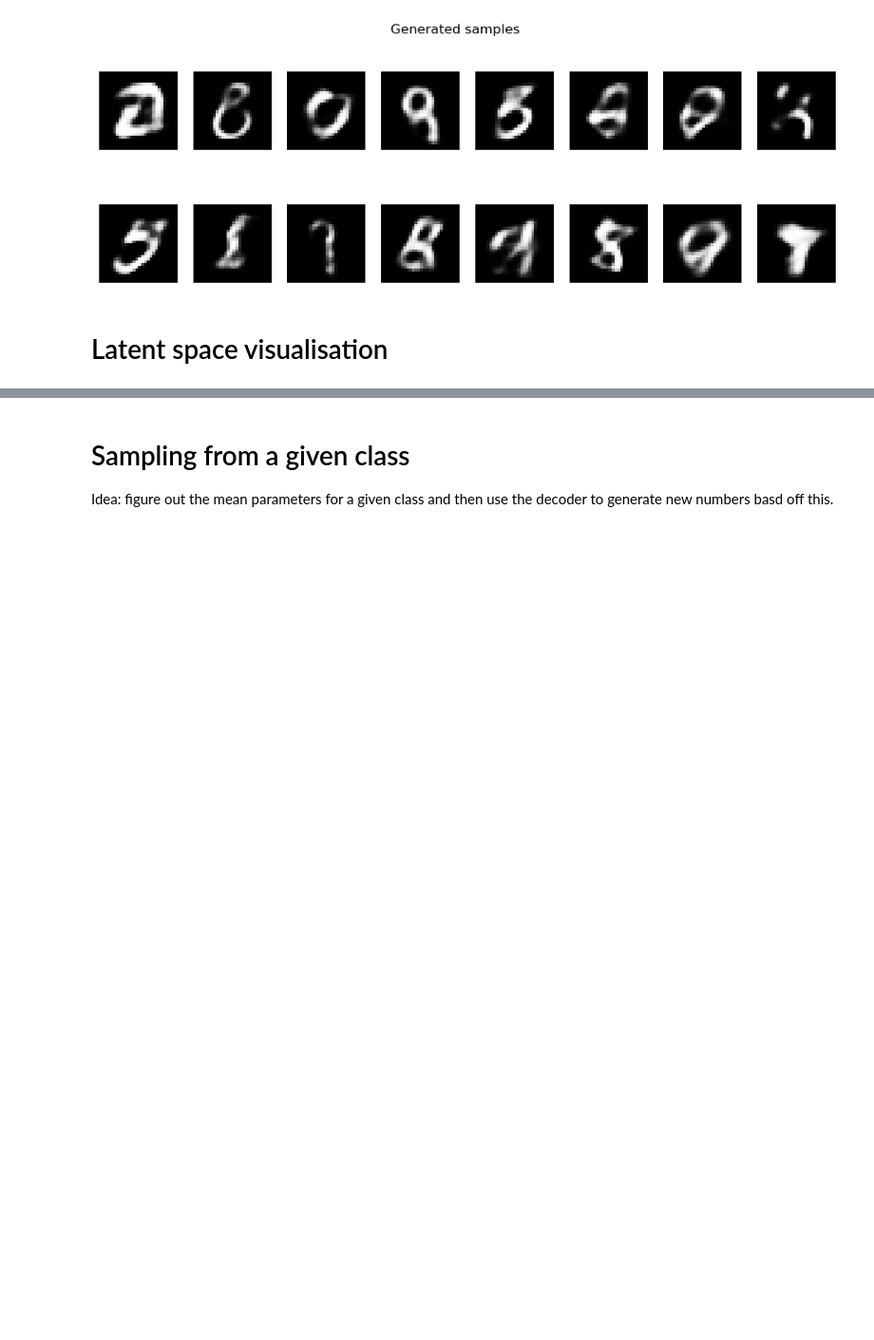
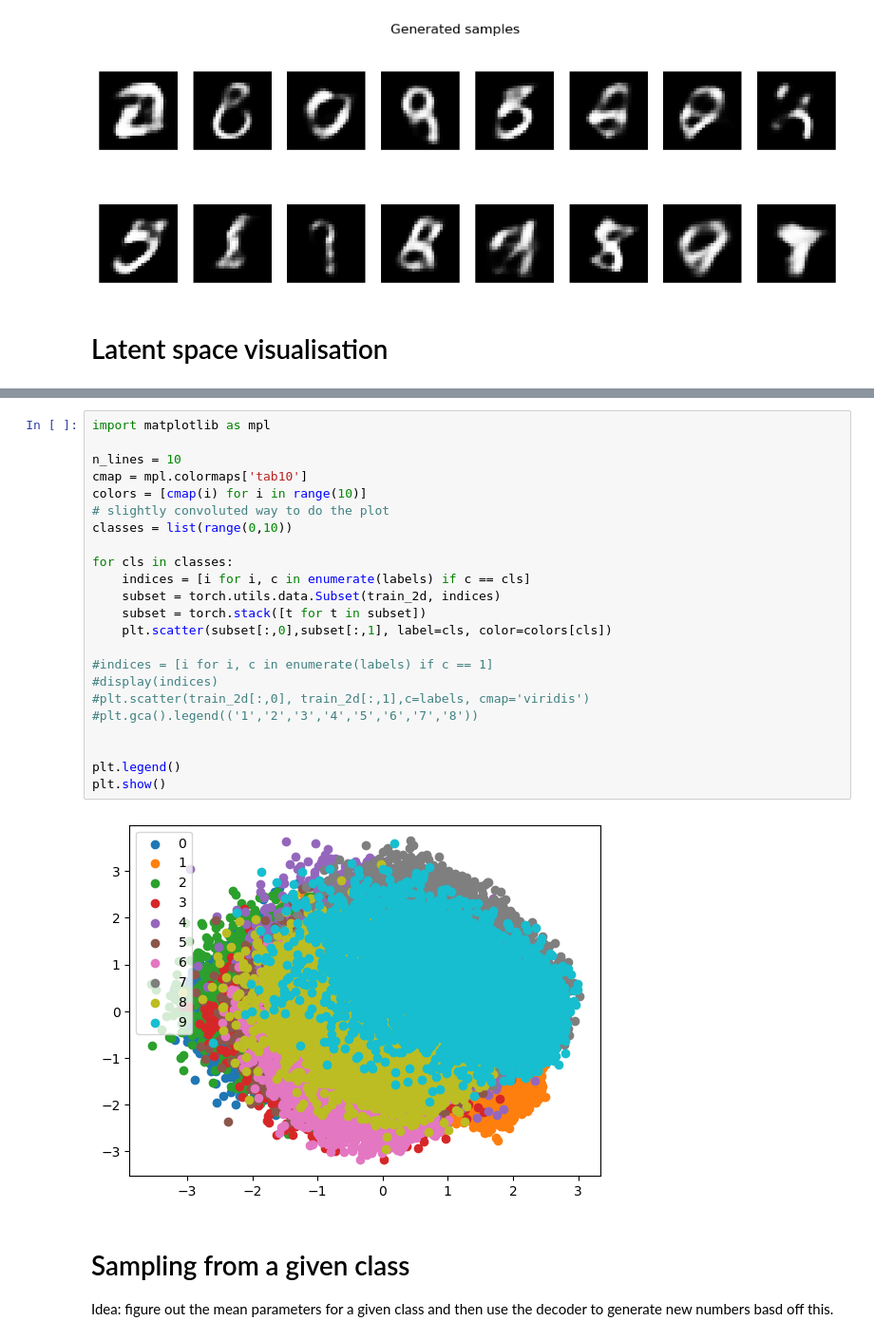
Before and after one commit to pyrysj/diffusion-models-project, a Jupyter notebook: VAE-notebook.ipynb, the cells around one changed output, grey strips where cells are left out. Shown at 95% size. Saved outputs shown, nothing was run; the diff lists cells and outputs as text; blank space fills up the shorter version.

Commit message:
Attempted to improve plot for initial implementation.

```diff
--- a/VAE-notebook.ipynb
+++ b/VAE-notebook.ipynb
@@ -193,3 +191,28 @@ plt.show()
+# %%
+import matplotlib as mpl
+
+n_lines = 10
+cmap = mpl.colormaps['tab10']
+colors = [cmap(i) for i in range(10)]
+# slightly convoluted way to do the plot
+classes = list(range(0,10))
+
+for cls in classes:
+    indices = [i for i, c in enumerate(labels) if c == cls]
+    subset = torch.utils.data.Subset(train_2d, indices)
+    subset = torch.stack([t for t in subset])
+    plt.scatter(subset[:,0],subset[:,1], label=cls, color=colors[cls])
+
+#indices = [i for i, c in enumerate(labels) if c == 1]
+#display(indices)
+#plt.scatter(train_2d[:,0], train_2d[:,1],c=labels, cmap='viridis')
+#plt.gca().legend(('1','2','3','4','5','6','7','8'))
+
+
+plt.legend()
+plt.show()
+# %% [output]
+[figure, added]
 # %% [markdown]
 # Sampling from a given class
 
```
Also changed, not shown: parts of 3 cells of this notebook.
